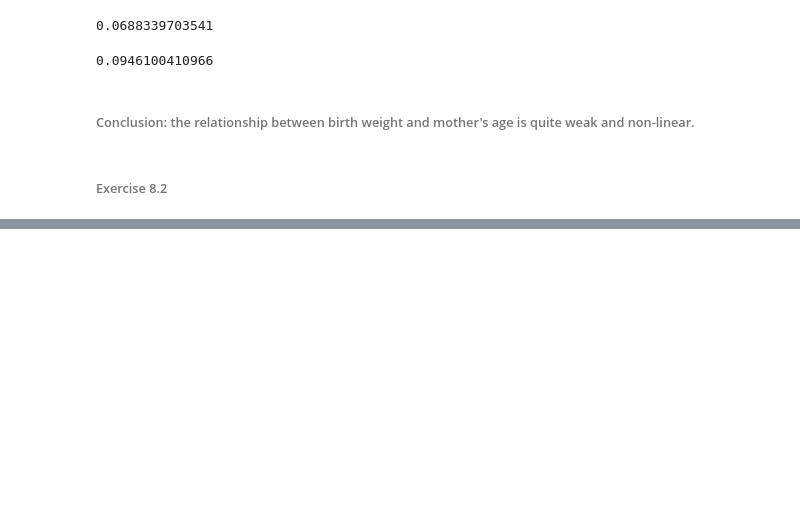
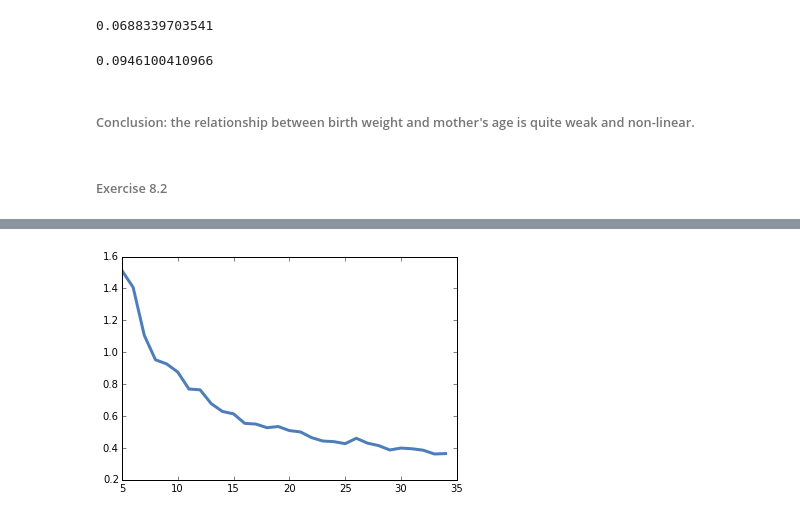
Before and after one commit to EmmanueleSalvati/metis-data-science-bootcamp-prework, a Jupyter notebook: Metis_prework_Emmanuele.ipynb, the cells around one changed output, grey strips where cells are left out. Cells and saved outputs as stored; diff of their text form; code cells hidden in the pictures; blank space fills up the shorter version.

```diff
--- a/Metis_prework_Emmanuele.ipynb
+++ b/Metis_prework_Emmanuele.ipynb
@@ -163,0 +174,16 @@ thinkplot.Show()
+# %%
+multiple_estimates = {}
+stderrs = []
+for n in range(5, 35):
+    multiple_estimates[n] = SimulateExp(n)
+    stderrs.append([n, estimation.RMSE(multiple_estimates[n], 2)])
+# %%
+n_values = []
+n_stderrs = []
+for elem in stderrs:
+    n_values.append(elem[0])
+    n_stderrs.append(elem[1])
+# %%
+thinkplot.Plot(n_values, n_stderrs, label='stderr')
+# %% [output]
+[figure, added]
```
Also changed, not shown: parts of 4 cells of this notebook.
